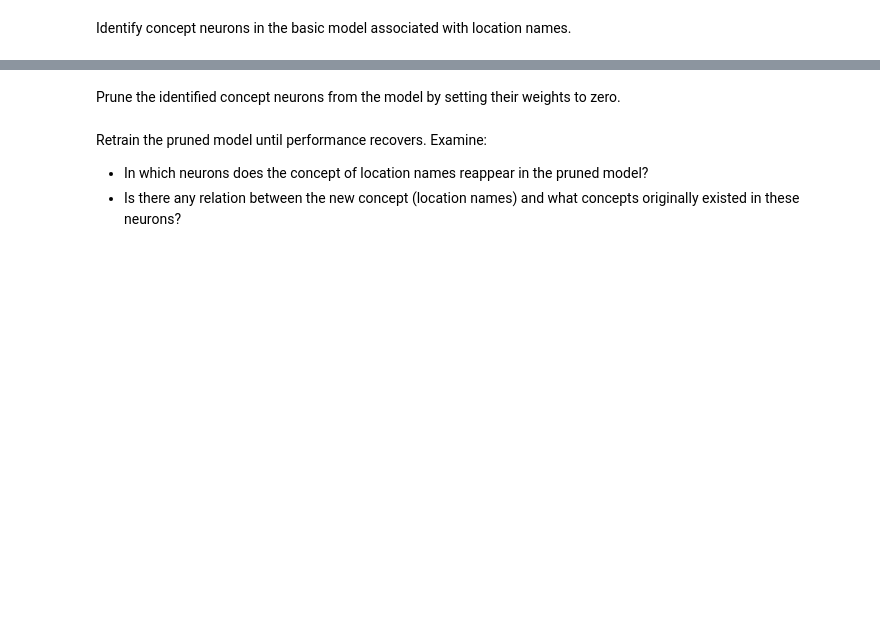
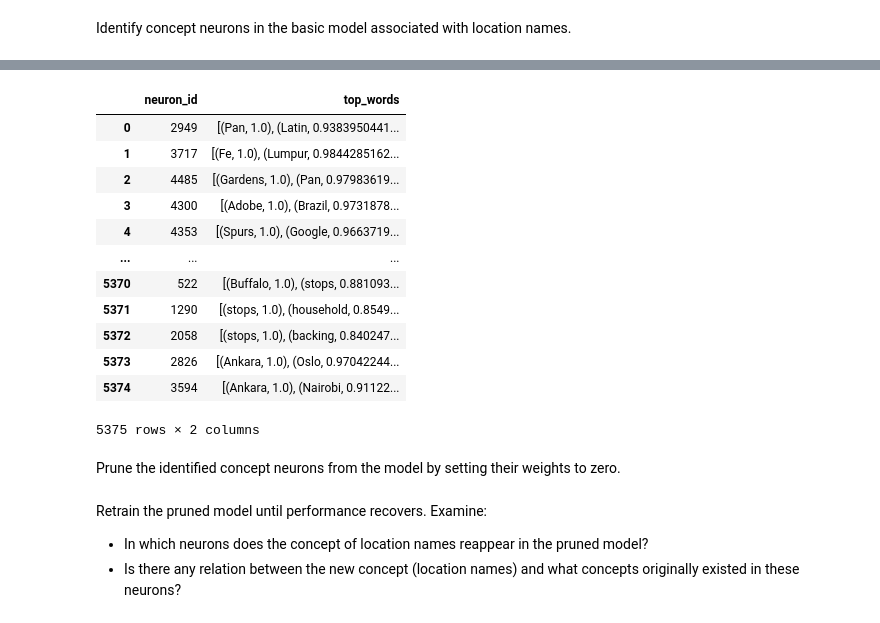
Before and after one commit to fbarez/neuroplasticity, a Jupyter notebook: notebooks/locations.ipynb, the cells around one changed output, grey strips where cells are left out. Cells and saved outputs as stored; diff of their text form; code cells hidden in the pictures; blank space fills up the shorter version.

Commit message:
Save data to CSV

```diff
--- a/notebooks/locations.ipynb
+++ b/notebooks/locations.ipynb
@@ -77,5 +73,24 @@ neurons_to_prune = basic_analyser.identify_concept_neurons()
 # %%
-basic_analyser.show_top_words(neurons_to_prune)
+basic_top_words = basic_analyser.show_top_words(neurons_to_prune)
+# %%
+import pandas as pd
+prune_df = pd.DataFrame(data=basic_top_words.items(),columns=['neuron_id', 'top_words'])
+prune_df.to_csv('../data/processed/locations_prune.csv')
+prune_df
+# %% [output]
+|  | neuron_id | top_words |
+| 0 | 2949 | [(Pan, 1.0), (Latin, 0.9383950441... |
+| 1 | 3717 | [(Fe, 1.0), (Lumpur, 0.9844285162... |
+| 2 | 4485 | [(Gardens, 1.0), (Pan, 0.97983619... |
+| 3 | 4300 | [(Adobe, 1.0), (Brazil, 0.9731878... |
+| 4 | 4353 | [(Spurs, 1.0), (Google, 0.9663719... |
+| ... | ... | ... |
+| 5370 | 522 | [(Buffalo, 1.0), (stops, 0.881093... |
+| 5371 | 1290 | [(stops, 1.0), (household, 0.8549... |
+| 5372 | 2058 | [(stops, 1.0), (backing, 0.840247... |
+| 5373 | 2826 | [(Ankara, 1.0), (Oslo, 0.97042244... |
+| 5374 | 3594 | [(Ankara, 1.0), (Nairobi, 0.91122... |
+5375 rows × 2 columns
 # %% [markdown]
 Prune the identified concept neurons from the model by setting their weights to zero.
 # %%
```
Also changed, not shown: parts of 6 cells of this notebook, 9 other files.
